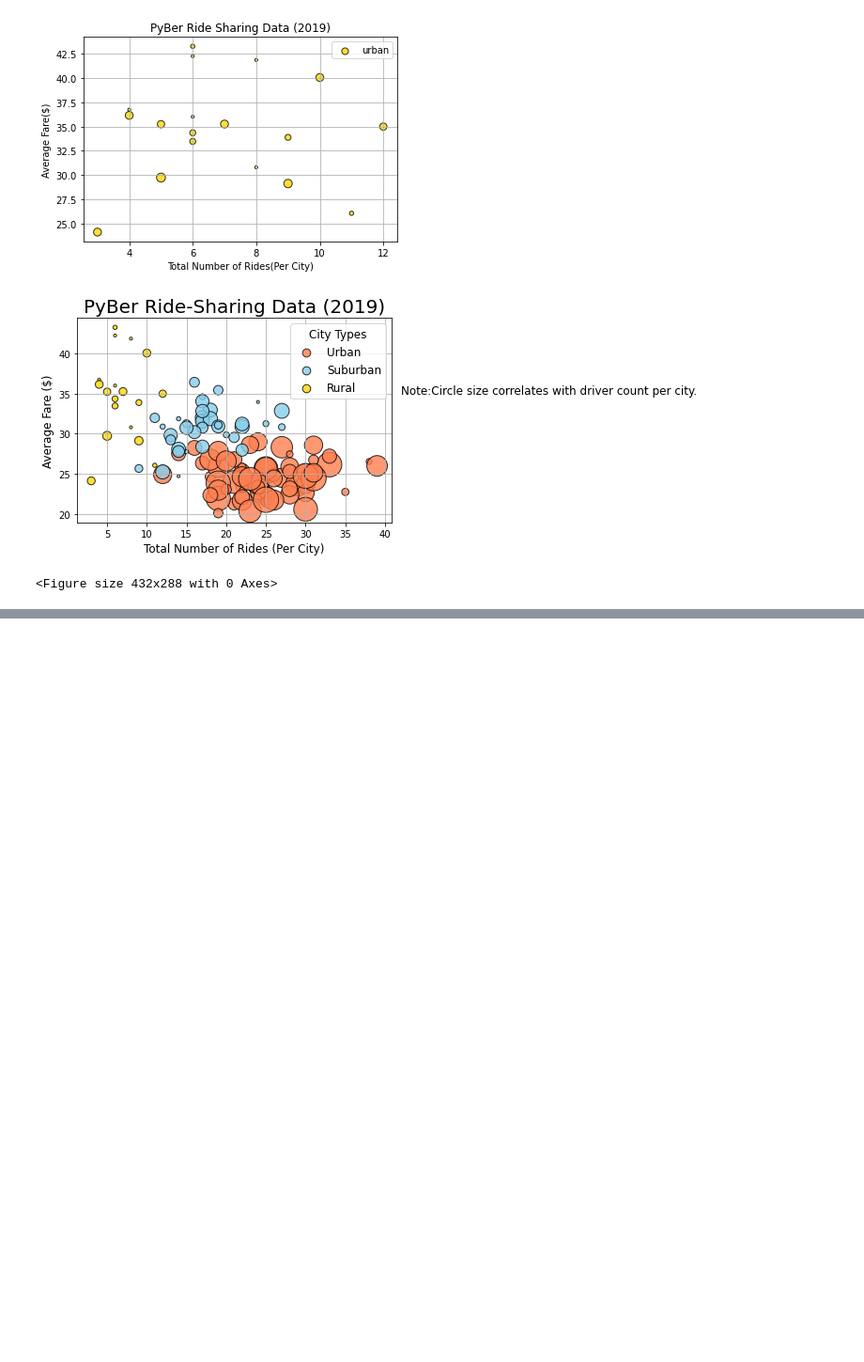
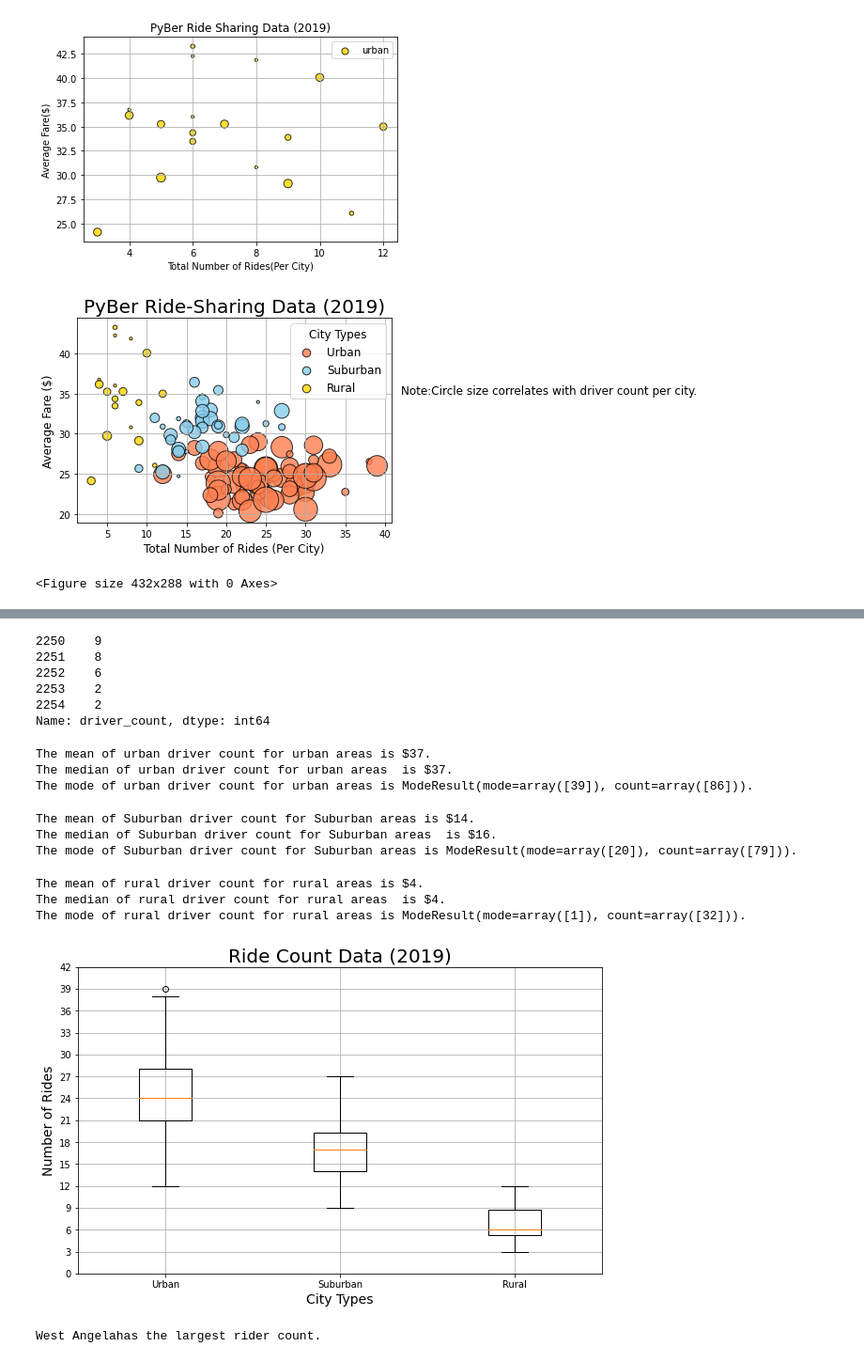
Before and after one commit to MangatH/PyBer_Analysis, a Jupyter notebook: PyBer.ipynb, the cells around one changed output, grey strips where cells are left out. Shown: that part at 94% size. Cells and saved outputs as stored; diff of their text form; code cells hidden in the pictures; blank space fills up the shorter version.

Commit message:
Adding Pyber.ipynb and Analysis folder.

```diff
--- a/PyBer.ipynb
+++ b/PyBer.ipynb
@@ -354,0 +597,76 @@ plt.savefig("Analysis/Fig1.png")
+# %%
+#Get the driver count data from the rural cities.
+rural_drivers = rural_cities_df["driver_count"]
+rural_drivers.head()
+# %% [output]
+2250    9
+2251    8
+2252    6
+2253    2
+2254    2
+Name: driver_count, dtype: int64
+# %%
+# Calculate the measures of central tendency for the driver count series for the urban cities.
+mean_urban_drivers = np.mean(urban_drivers)
+print(f"The mean of urban driver count for urban areas is ${mean_urban_drivers:.0f}.")
+
+median_urban_drivers = np.median(urban_drivers)
+print(f"The median of urban driver count for urban areas  is ${median_urban_drivers:.0f}.")
+
+mode_urban_drivers = sts.mode(urban_drivers)
+print(f"The mode of urban driver count for urban areas is {mode_urban_drivers}.")
+# %% [output]
+The mean of urban driver count for urban areas is $37.
+The median of urban driver count for urban areas  is $37.
+The mode of urban driver count for urban areas is ModeResult(mode=array([39]), count=array([86])).
+# %%
+# Calculate the measures of central tendency for the driver count series for the Suburban cities.
+mean_Suburban_drivers = np.mean(Suburban_drivers)
+print(f"The mean of Suburban driver count for Suburban areas is ${mean_Suburban_drivers:.0f}.")
+
+median_Suburban_drivers = np.median(Suburban_drivers)
+print(f"The median of Suburban driver count for Suburban areas  is ${median_Suburban_drivers:.0f}.")
+
+mode_Suburban_drivers = sts.mode(Suburban_drivers)
+print(f"The mode of Suburban driver count for Suburban areas is {mode_Suburban_drivers}.")
+# %% [output]
+The mean of Suburban driver count for Suburban areas is $14.
+The median of Suburban driver count for Suburban areas  is $16.
+The mode of Suburban driver count for Suburban areas is ModeResult(mode=array([20]), count=array([79])).
+# %%
+# Calculate the measures of central tendency for the driver count series for the rural cities.
+mean_rural_drivers = np.mean(rural_drivers)
+print(f"The mean of rural driver count for rural areas is ${mean_rural_drivers:.0f}.")
+
+median_rural_drivers = np.median(rural_drivers)
+print(f"The median of rural driver count for rural areas  is ${median_rural_drivers:.0f}.")
+
+mode_rural_drivers = sts.mode(rural_drivers)
+print(f"The mode of rural driver count for rural areas is {mode_rural_drivers}.")
+# %% [output]
+The mean of rural driver count for rural areas is $4.
+The median of rural driver count for rural areas  is $4.
+The mode of rural driver count for rural areas is ModeResult(mode=array([1]), count=array([32])).
+# %%
+# Create a box-and-whisker plot for the all cities ride count in same graph.
+x_labels = ["Urban","Suburban","Rural"]
+ride_count_data =[urban_ride_count, Suburban_ride_count, rural_ride_count]
+fig, ax = plt.subplots(figsize=(10,6))
+# Add the title, y-axis label and grid.
+ax.set_title("Ride Count Data (2019)", fontsize=20)
+ax.set_ylabel("Number of Rides",fontsize=14)
+ax.set_xlabel("City Types",fontsize=14)
+ax.boxplot(ride_count_data, labels=x_labels)
+ax.set_yticks(np.arange(0, 45, step=3.0))
+ax.grid()
+#Save the figure
+plt.savefig("Analysis/Fig2.png")
+plt.show()
+# %% [output]
+[figure, added]
+# %%
+#Get the city that matches 39
+urban_city_outlier = urban_ride_count[urban_ride_count==39].index[0]
+print(f"{urban_city_outlier}has the largest rider count.")
+# %% [output]
+West Angelahas the largest rider count.
```
Also changed, not shown: parts of 23 cells of this notebook, 3 other files.
